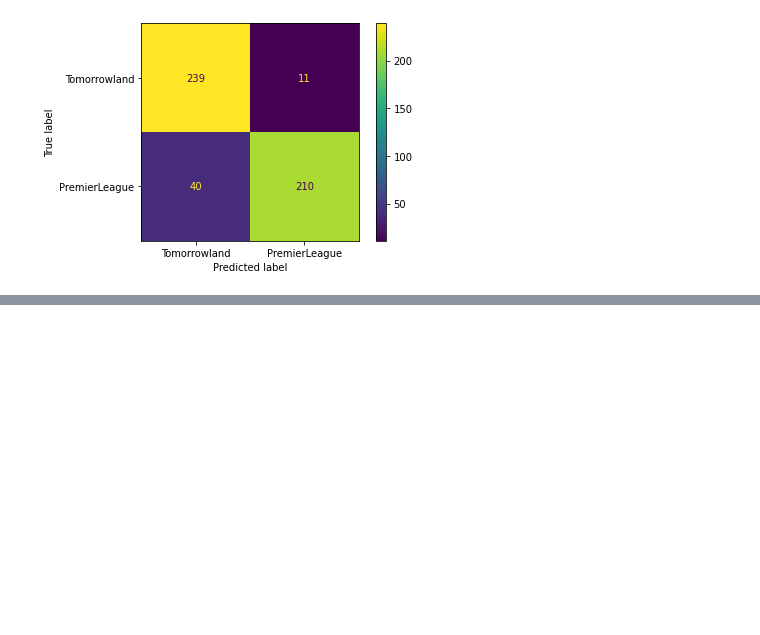
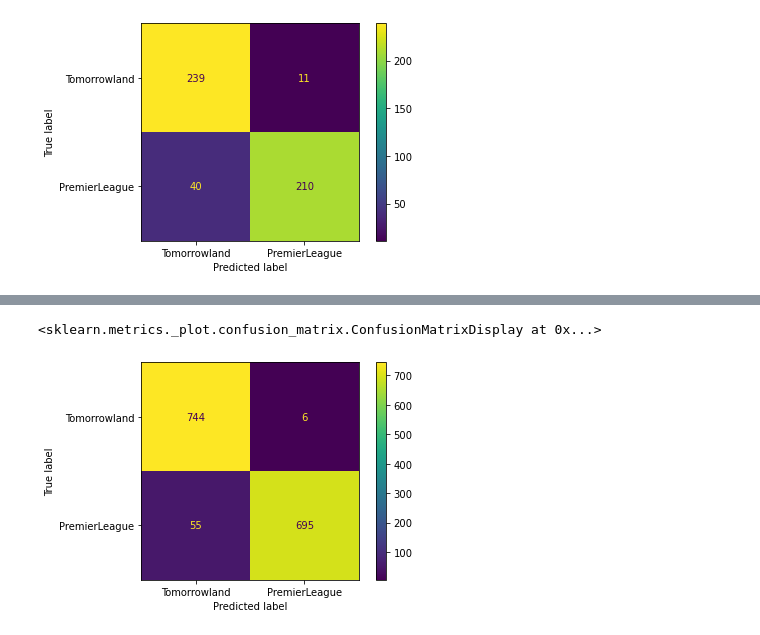
Before and after one commit to ajoneal/reddit-post-classifier, a Jupyter notebook: 11.16.21 Reddit Pull.ipynb, the cells around one changed output, grey strips where cells are left out. Saved outputs shown, nothing was run; the diff lists cells and outputs as text; code cells hidden in the pictures; blank space fills up the shorter version.

```diff
--- a/11.16.21 Reddit Pull.ipynb
+++ b/11.16.21 Reddit Pull.ipynb
@@ -298,7 +307,7 @@ params5 = {
     'cvec__binary': [True],
     'cvec__stop_words': ['english'],
     'dt__random_state': [10],
-    'dt__min_samples_split': [5, 6, 7, 8, 9, 10],
+    'dt__min_samples_split': [5, 6, 7, 8, 9, 10]
 }
 # %%
 gs5 = GridSearchCV(pipe5, param_grid=params5)
@@ -325,0 +339,19 @@ plot_confusion_matrix(gs5, X_test, y_test, display_labels=['Tomorrowland', 'Prem
+# %%
+pipe6 = Pipeline([
+    ('tvec', TfidfVectorizer()),
+    ('dt', DecisionTreeClassifier())
+])
+# %%
+params6 = {
+    'tvec__stop_words': ['english'],
+    'tvec__min_df': [4],
+    'tvec__max_df': [.2],
+    'tvec__ngram_range': [(1,1)],
+    'dt__random_state': [42],
+    'dt__min_samples_split': [9]
+}
+# %%
+gs6 = GridSearchCV(pipe6, param_grid=params6)
+gs6.fit(X_train, y_train)
+print(gs6.best_score_)
+gs6.best_params_
@@ -325,0 +366,5 @@ plot_confusion_matrix(gs5, X_test, y_test, display_labels=['Tomorrowland', 'Prem
+# %%
+plot_confusion_matrix(gs6, X_train, y_train, display_labels=['Tomorrowland', 'PremierLeague'])
+# %% [output]
+<sklearn.metrics._plot.confusion_matrix.ConfusionMatrixDisplay at 0x...>
+[figure, added]
```
Also changed, not shown: parts of 21 cells of this notebook.
